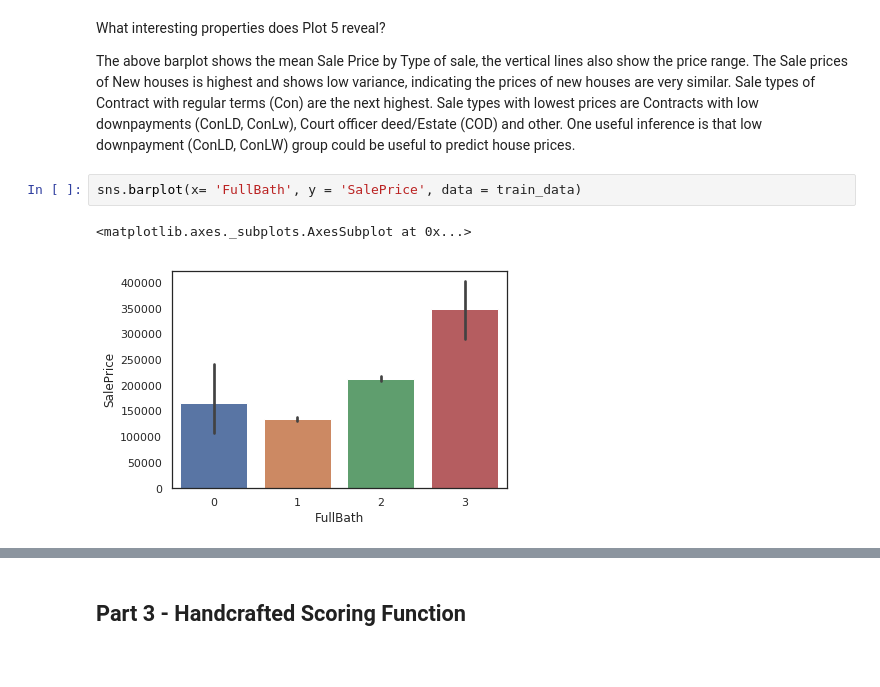
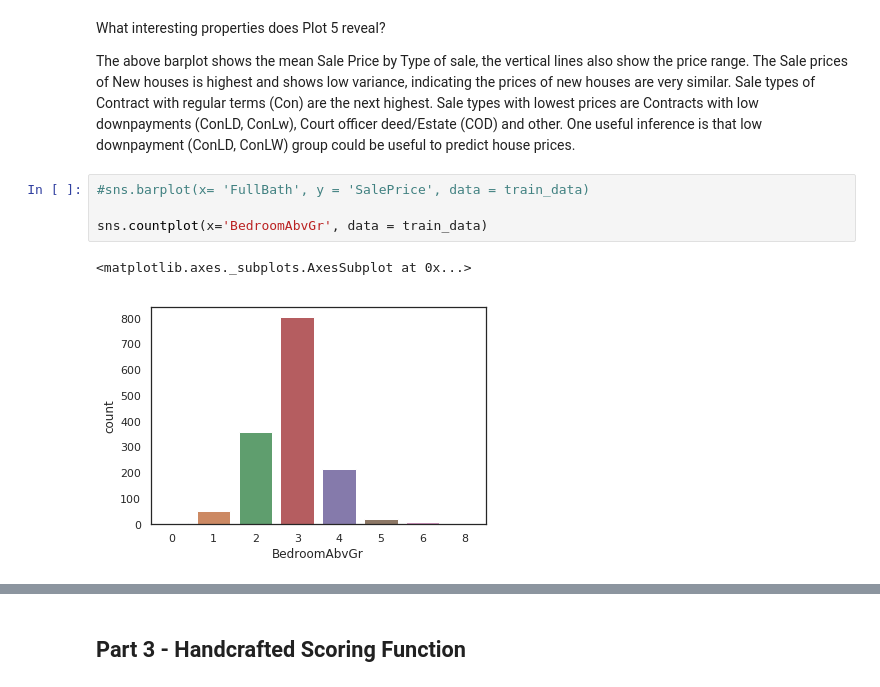
Before and after one commit to vamsh1/Kaggle_House-prices, a Jupyter notebook: cse519_hw3_kundhuru_ankitha_112504056.ipynb, the cells around one changed output, grey strips where cells are left out. Cells and saved outputs as stored; diff of their text form.

```diff
--- a/cse519_hw3_kundhuru_ankitha_112504056.ipynb
+++ b/cse519_hw3_kundhuru_ankitha_112504056.ipynb
@@ -183,7 +182,9 @@ The above barplot shows the mean Sale Price by Type of sale, the vertical lines
 Sale types of Contract with regular terms (Con) are the next highest. Sale types with lowest prices are Contracts with low downpayments (ConLD, ConLw), Court officer deed/Estate (COD) and other.
 One useful inference is that low downpayment (ConLD, ConLW) group could be useful to predict house prices.
 # %%
-sns.barplot(x= 'FullBath', y = 'SalePrice', data = train_data)
+#sns.barplot(x= 'FullBath', y = 'SalePrice', data = train_data)
+
+sns.countplot(x='BedroomAbvGr', data = train_data)
 # %% [output]
 <matplotlib.axes._subplots.AxesSubplot at 0x...>
-[figure, old version]
+[figure, new version]
```
Also changed, not shown: parts of 30 cells of this notebook.
